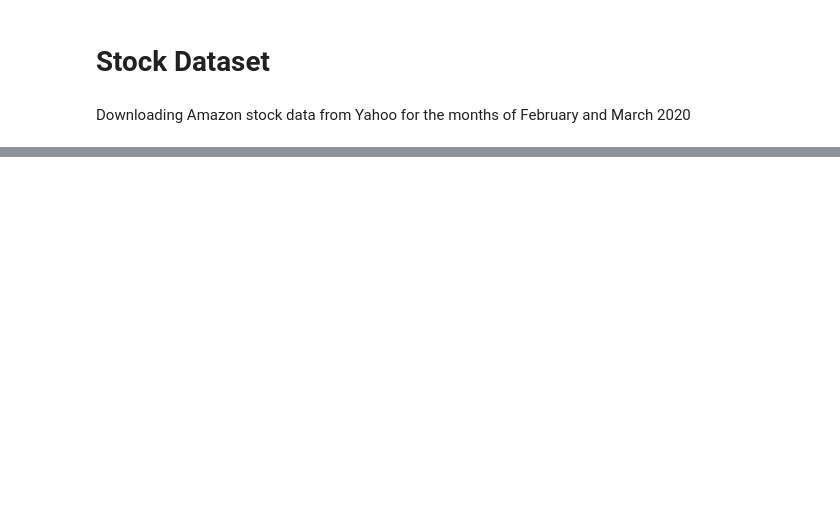
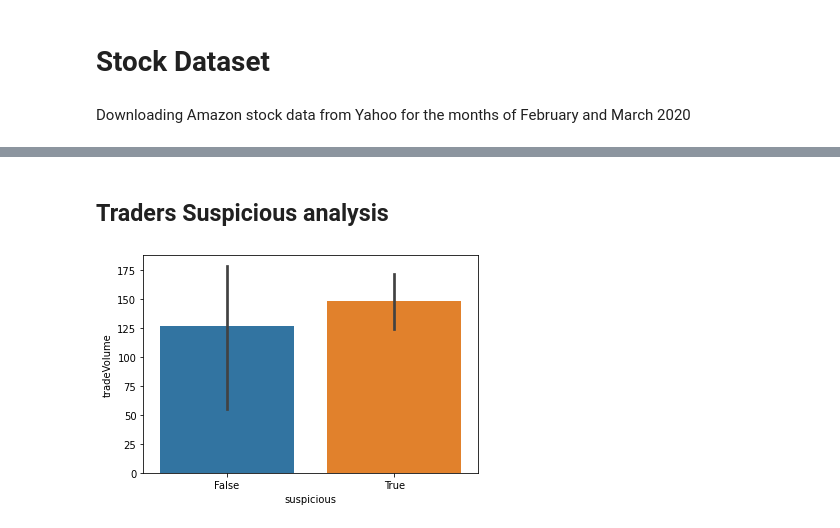
Before and after one commit to amit2020cs/Data-Engineer-Test, a Jupyter notebook: Market Abuse Detection.ipynb, the cells around one changed output, grey strips where cells are left out. Drawn from its saved outputs; the diff is of its cells as text; code cells hidden in the pictures; blank space fills up the shorter version.

```diff
--- a/Market Abuse Detection.ipynb
+++ b/Market Abuse Detection.ipynb
@@ -322,0 +568,8 @@ FileNotFoundError: [Errno 2] File stock_data.csv does not exist: 'stock_data.csv
+# %% [markdown]
+## Traders Suspicious analysis
+# %%
+# Checking volume ratio of trading for suspicious and genuine
+sns.barplot(x='suspicious', y='tradeVolume', data=data_label)
+plt.show()
+# %% [output]
+[figure, added]
```
Also changed, not shown: parts of 49 cells of this notebook, 4 other files.
